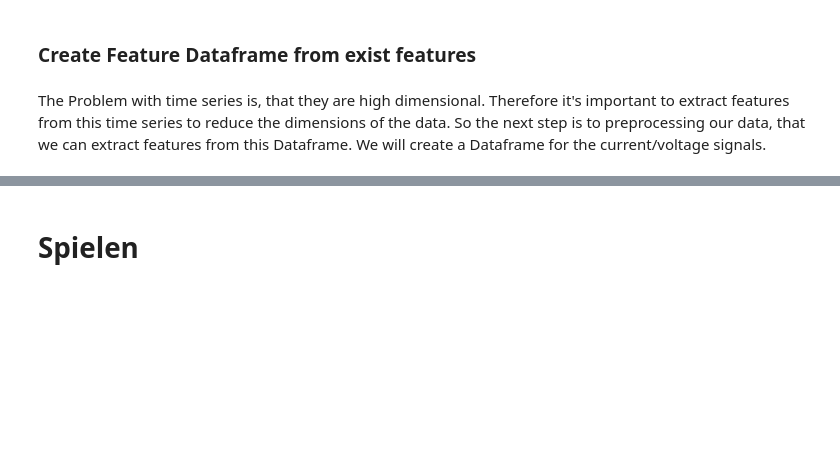
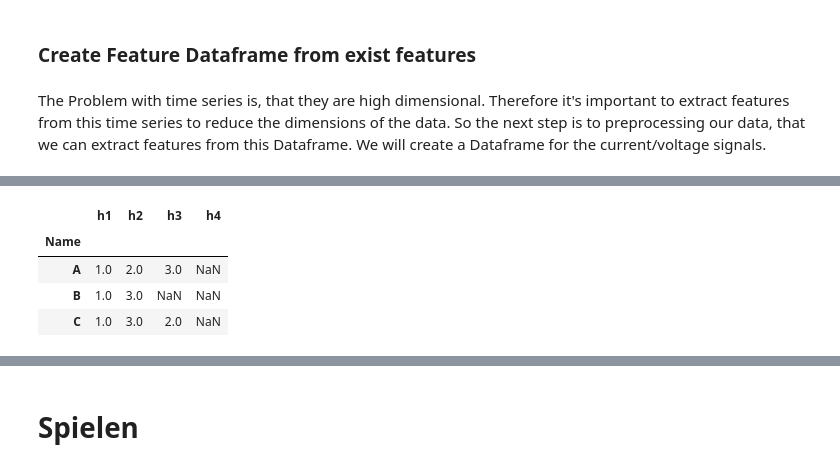
Before and after one commit to Snorrevombau/Transients_Classifier, a Jupyter notebook: data_exploration_new.ipynb, the cells around one changed output, grey strips where cells are left out. Drawn from its saved outputs; the diff is of its cells as text; code cells hidden in the pictures; blank space fills up the shorter version.

```diff
--- a/data_exploration_new.ipynb
+++ b/data_exploration_new.ipynb
@@ -194 +214,9 @@ The Problem with time series is, that they are high dimensional. Therefore it's
+# %%
+test
+# %% [output]
+|  | h1 | h2 | h3 | h4 |
+| Name |  |  |  |  |
+| A | 1.0 | 2.0 | 3.0 | NaN |
+| B | 1.0 | 3.0 | NaN | NaN |
+| C | 1.0 | 3.0 | 2.0 | NaN |
 # %%
```
Also changed, not shown: parts of 13 cells of this notebook.
